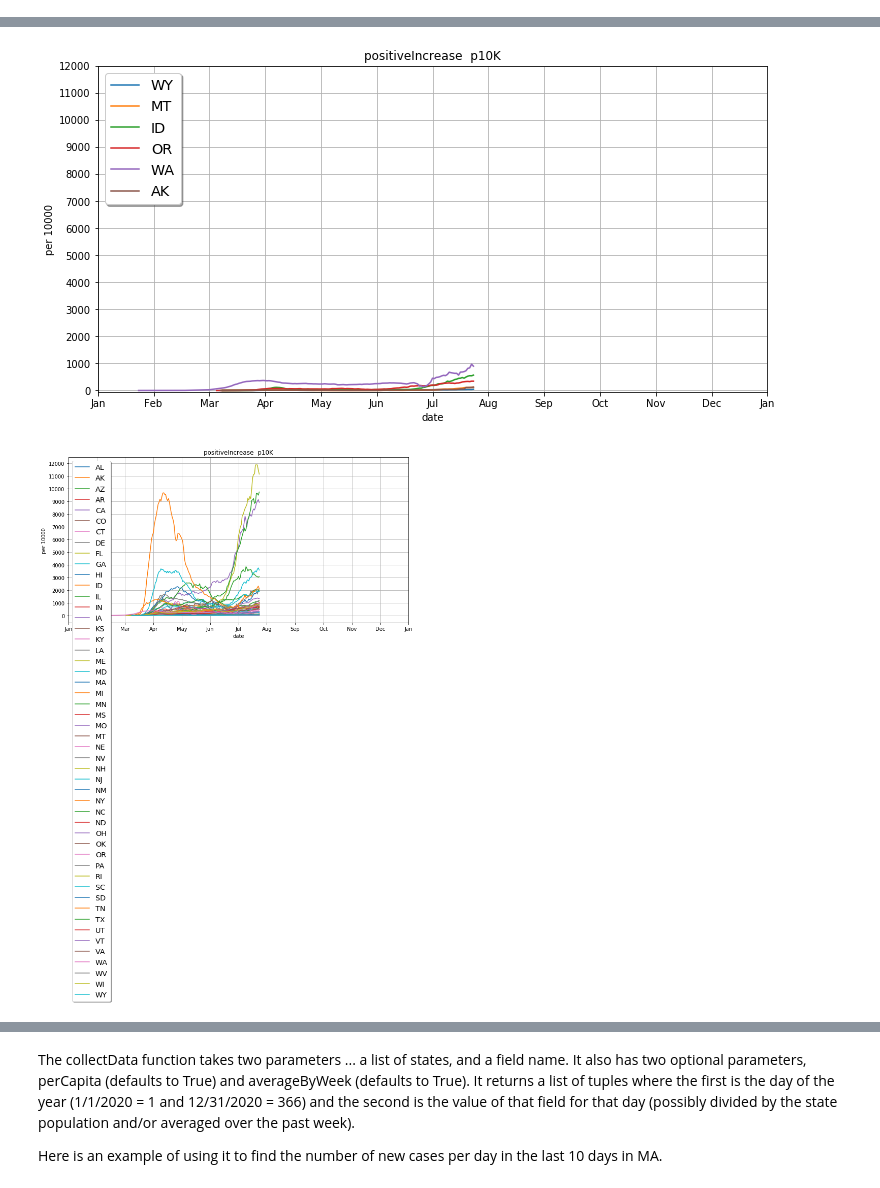
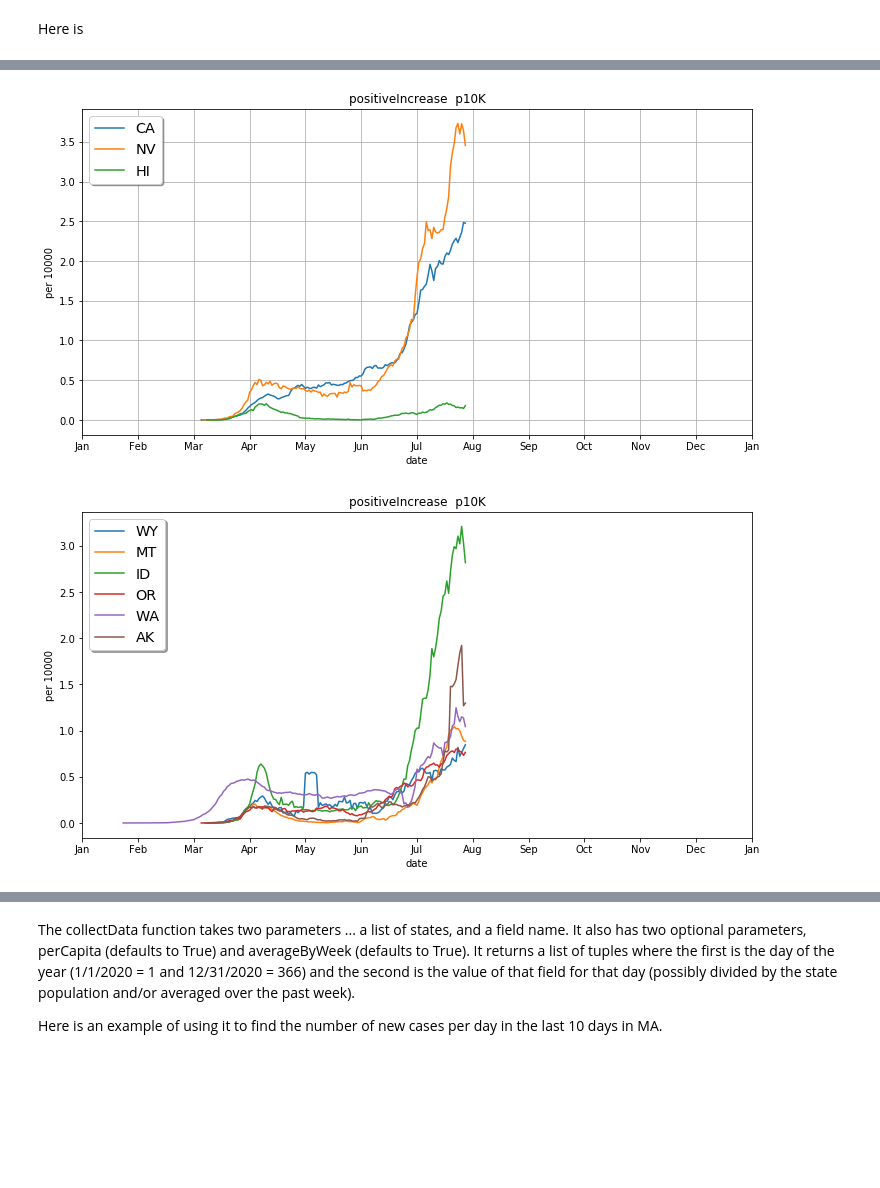
Before and after one commit to tjhickey724/covid19demo, a Jupyter notebook: plotMultipleRegions.ipynb, the cells around one changed output, grey strips where cells are left out. Drawn from its saved outputs; the diff is of its cells as text; code cells hidden in the pictures; blank space fills up the shorter version.

```diff
--- a/plotMultipleRegions.ipynb
+++ b/plotMultipleRegions.ipynb
@@ -10,11 +11,15 @@ done
+# %% [markdown]
+Here is
 # %%
 
 perCapita=True
 averageByWeek=True
+options = {'perCapita':perCapita,'averageByWeek':averageByWeek}
 
 plt.rcParams['figure.figsize'] = [12, 6]
 #fig, ax = plt.subplots()
 #field = 'positive'
+#field = 'recovered'
 field = 'positiveIncrease'
 #field = 'deathIncrease'
 #field = "hospitalizedCurrently"
@@ -29,21 +34,22 @@ field = 'positiveIncrease'
 #for state in deepSouth:
 #    plotItems(collectData([state],field,{'perCapita':perCapita,'averageByWeek':averageByWeek}),state)
 
-options = {'perCapita':False,'averageByWeek':averageByWeek}
 
-for region in [northEast,midAtlantic,southEast,southWest,midWest,west,northWest,states]:
+i=0
+for region in [
+    ['NY','NJ','MA','CT','RI','CA','FL','TX','AZ','LA','NM','NE'],
+    northEast,midAtlantic,southEast,southWest,midWest,west,northWest,states]:
   fig, ax = plt.subplots()
   for x in region:
-    #plotItems(collectData([x],field,options),x)
     plotItems(collectData([x],field,options),x)
-  for y in [0]:
     ax.set(xlabel='day of year',
        ylabel='per 10000' if perCapita else "raw numbers",
        title=field+" "+(" p10K" if perCapita else " raw"))
     plt.xlabel('date')
-    plt.yticks(np.arange(0,13000,step=1000))
+    #plt.yticks(np.arange(0,6,step=0.5))
     legend = ax.legend(loc='upper left', shadow=True, fontsize='x-large')
     ax.grid()
     flag = x
-    #fig.savefig("plot_"+flag+field+("_p10k" if perCapita else "_raw")+".png")
+  fig.savefig("plots/plotz_"+str(i)+" "+field+("_p10k" if perCapita else "_raw")+".png")
+  i = i+1
 # %% [output]
@@ -56,2 +62,2 @@ for region in [northEast,midAtlantic,southEast,southWest,midWest,west,northWest,
-[figure, old version]
+[figure, new version]
-[figure, old version]
+[figure, new version]
```
Also changed, not shown: parts of 4 cells of this notebook, 19 other files.
